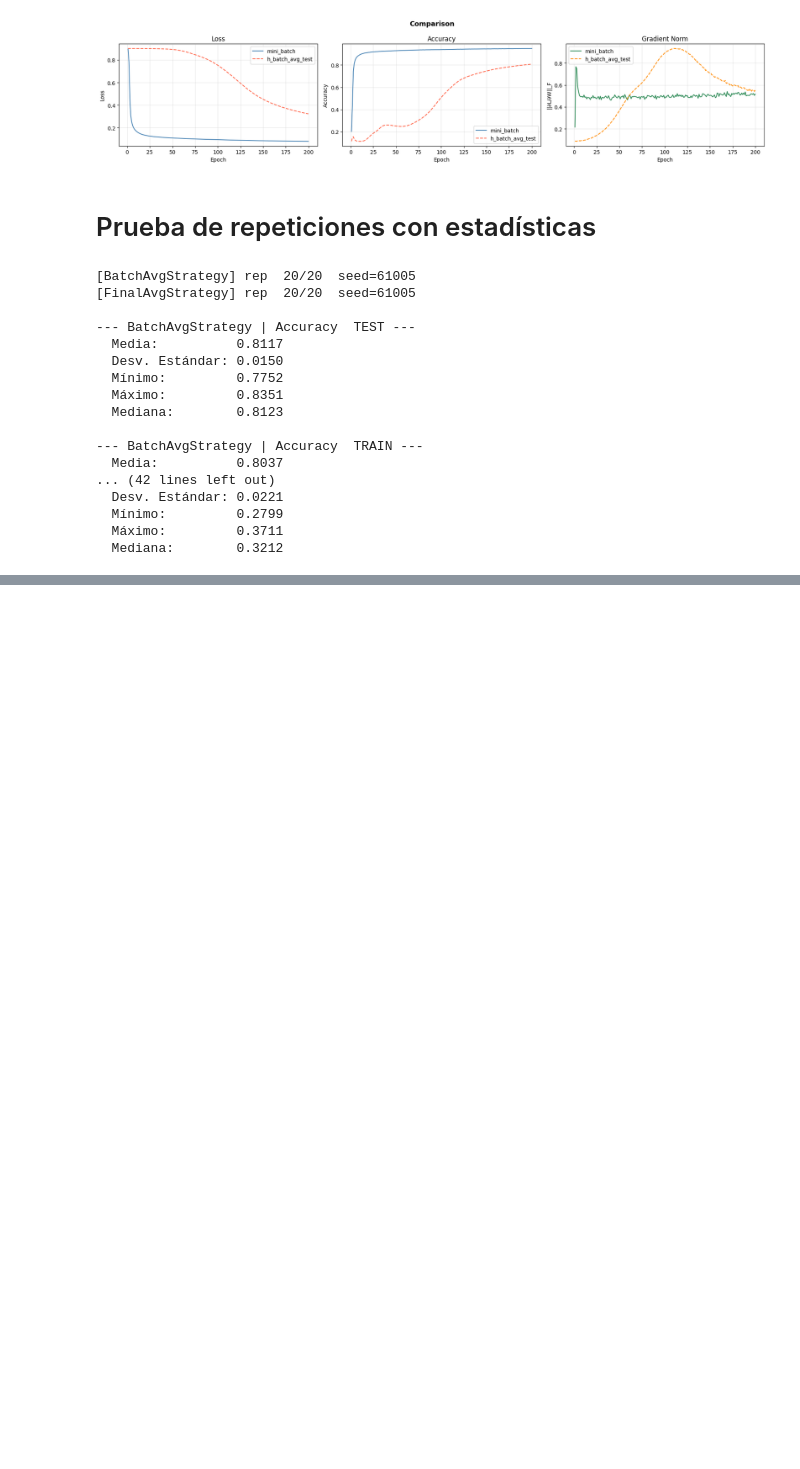
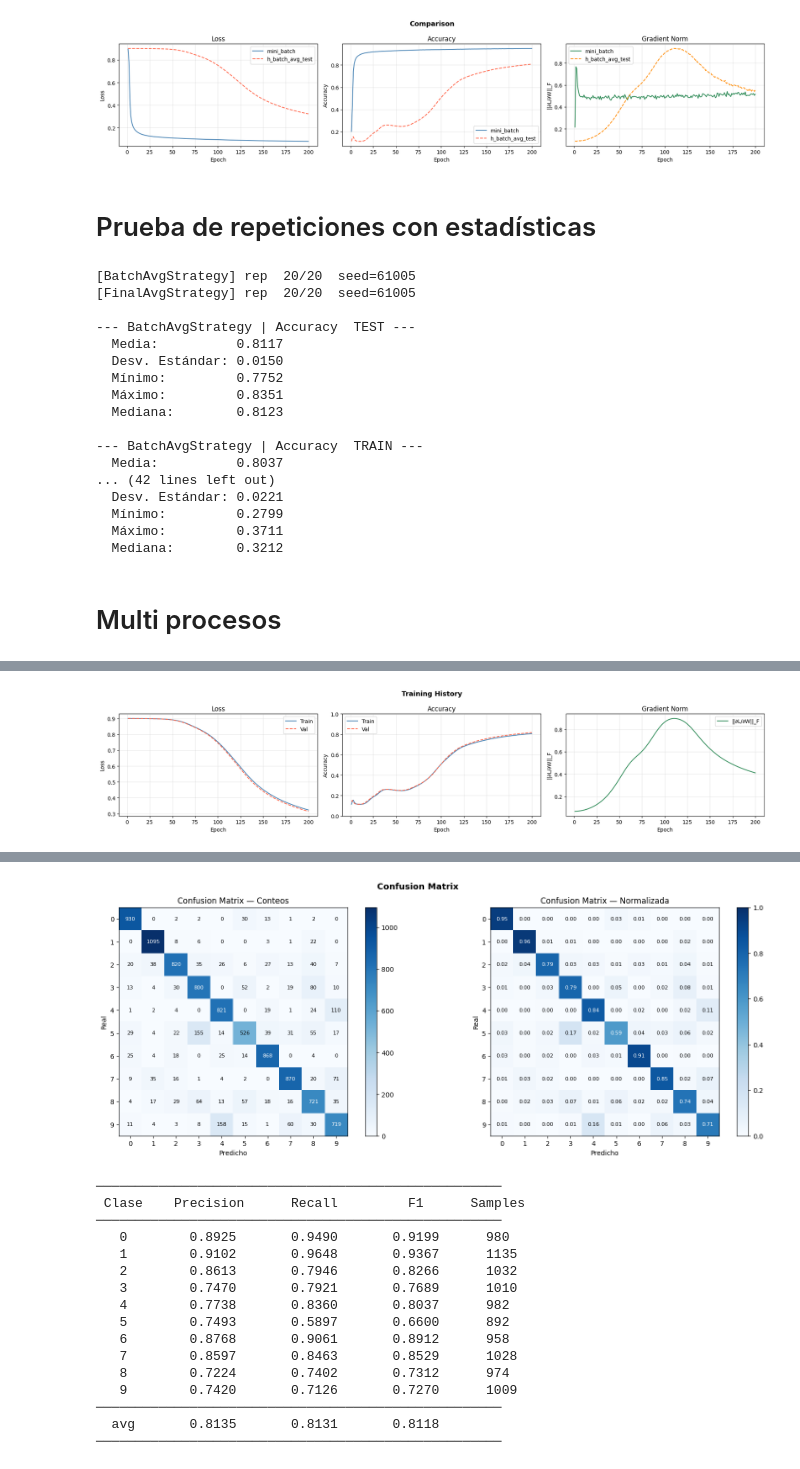
Before and after one commit to User281167/Clase-Cliente-servidor, a Jupyter notebook: mnist/mnist_network.ipynb, the cells around one changed output, grey strips where cells are left out. Drawn from its saved outputs; the diff is of its cells as text; code cells hidden in the pictures; blank space fills up the shorter version.

Commit message:
Estrategia promedio por época pero usando multi procesos

```diff
--- a/mnist/mnist_network.ipynb
+++ b/mnist/mnist_network.ipynb
@@ -3343,3 +3516,18 @@ study_final_avg.report()
   Mínimo:         0.2799
   Máximo:         0.3711
   Mediana:        0.3212
+# %% [markdown]
+# Multi procesos
+# %%
+def build_model():
+    return Model(
+        get_network(),
+        MeanSquaredError(),
+        SGD(learning_rate=0.05),
+        strategy=None
+    )
+
+strategy = ParallelBatchAvgStrategy(6000, model_fn=build_model)
+# %%
+history = run_experiment(strategy, epochs=200, verbose_epoch=50)
+# %% [output]
@@ -3345,0 +3540 @@ study_final_avg.report()
+[figure, added]
@@ -3345,0 +3542,17 @@ study_final_avg.report()
+[figure, added]
+────────────────────────────────────────────────────
+ Clase    Precision      Recall         F1      Samples
+────────────────────────────────────────────────────
+   0        0.8925       0.9490       0.9199      980
+   1        0.9102       0.9648       0.9367      1135
+   2        0.8613       0.7946       0.8266      1032
+   3        0.7470       0.7921       0.7689      1010
+   4        0.7738       0.8360       0.8037      982
+   5        0.7493       0.5897       0.6600      892
+   6        0.8768       0.9061       0.8912      958
+   7        0.8597       0.8463       0.8529      1028
+   8        0.7224       0.7402       0.7312      974
+   9        0.7420       0.7126       0.7270      1009
+────────────────────────────────────────────────────
+  avg       0.8135       0.8131       0.8118
+────────────────────────────────────────────────────
```
Also changed, not shown: parts of 15 cells of this notebook.
